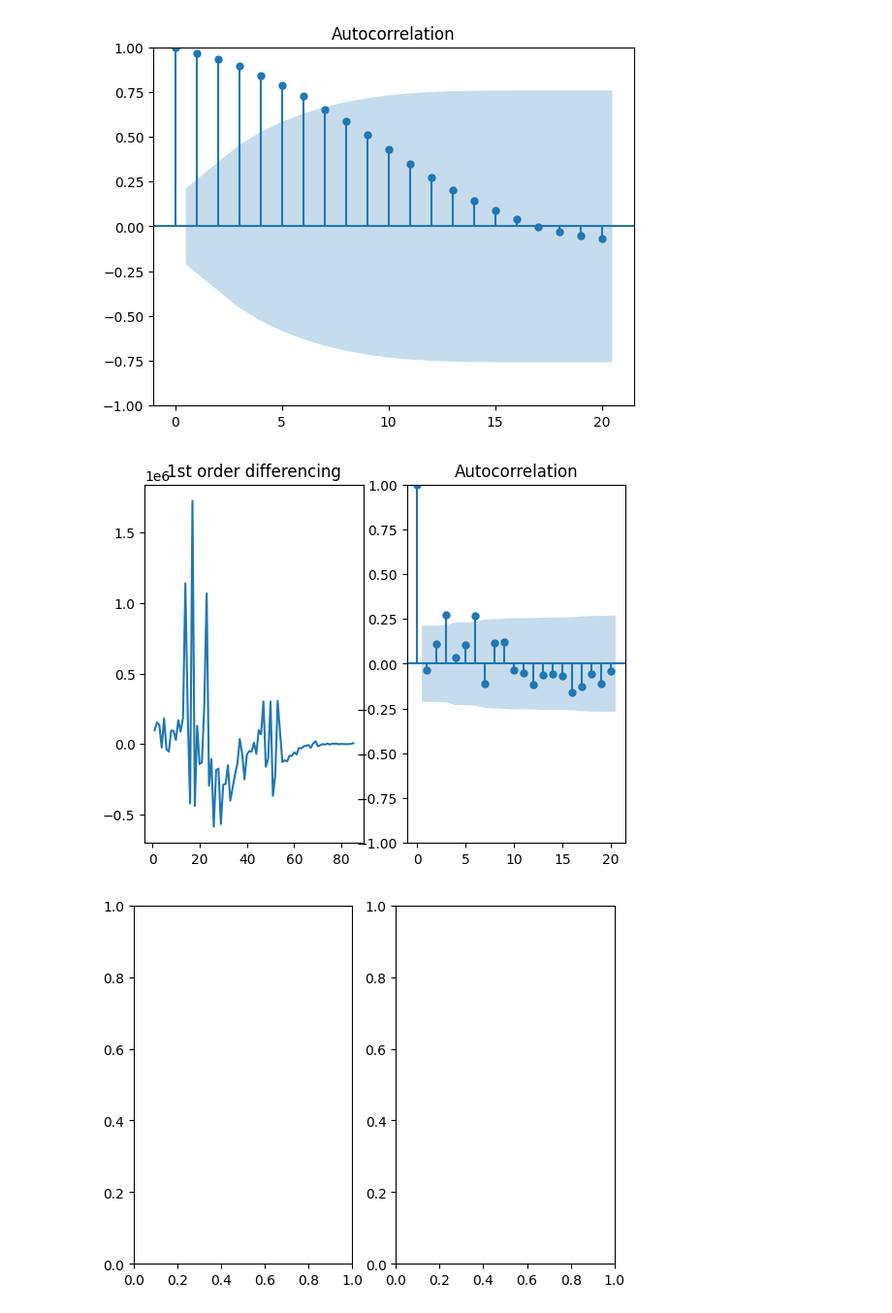
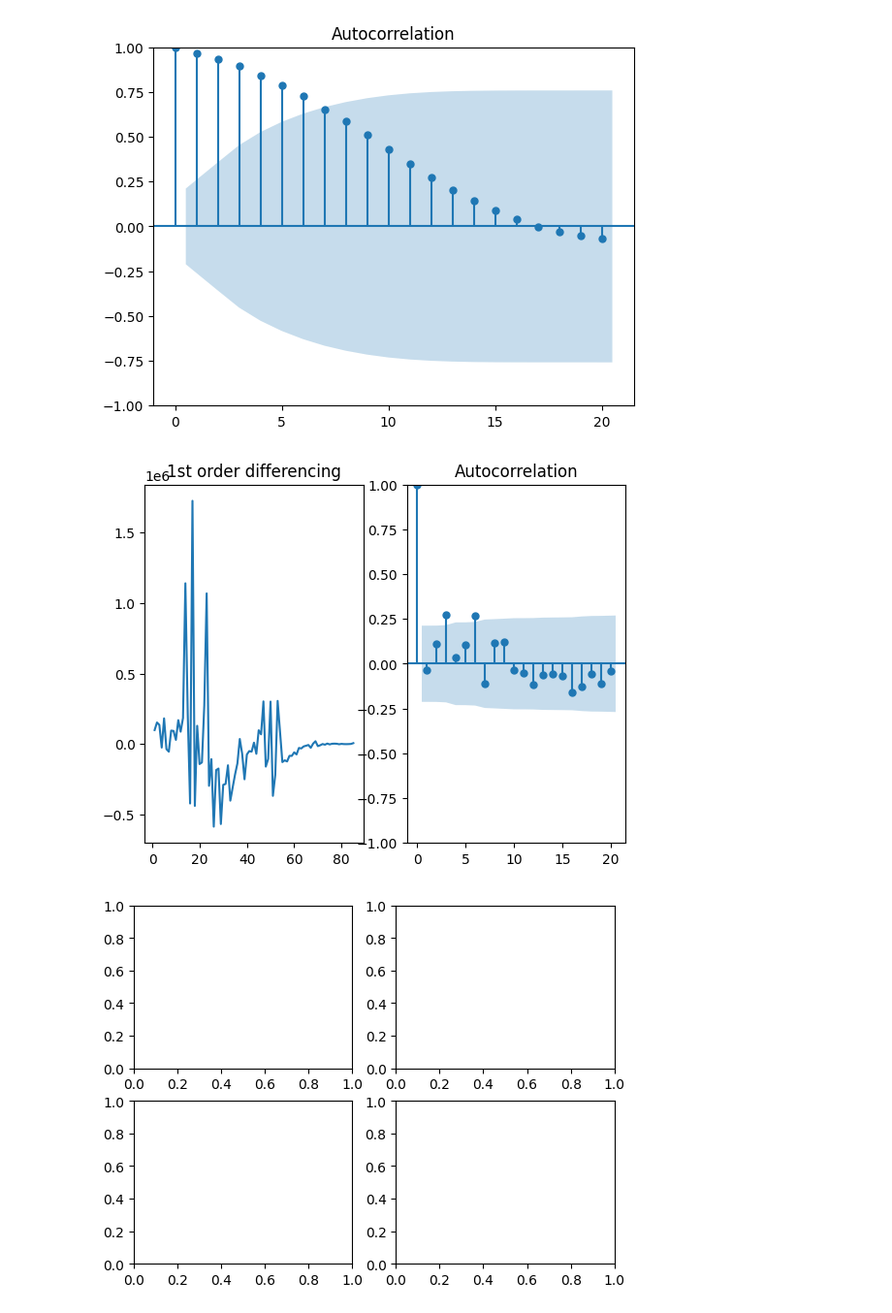
Before and after one commit to matthiasdaues/corona_mortality, a Jupyter notebook: notebooks/mortality_and_vaccination_against_covid.ipynb, the cells around one changed output. Shown: that part at 97% size. Cells and saved outputs as stored; diff of their text form; code cells hidden in the pictures.

```diff
--- a/notebooks/mortality_and_vaccination_against_covid.ipynb
+++ b/notebooks/mortality_and_vaccination_against_covid.ipynb
@@ -257,7 +257,6 @@ plot_acf(death_vax_weekly.impfungen_biontech_min1_gi)
 # %%
 f = plt.figure()
 
-fig, axes = plt.subplots(1,2)
 
 ax1=f.add_subplot(121)
 ax1.set_title('1st order differencing')
@@ -276,4 +275,7 @@ plot_acf(death_vax_weekly.impfungen_biontech_min1_gi.diff().diff().dropna(), ax
 plt.show()
 # %% [output]
 [figure]
-[figure, removed]
+# %%
+fig, axes = plt.subplots(2,2)
+# %% [output]
+[figure, added]
```
Also changed, not shown: parts of 2 cells of this notebook.
